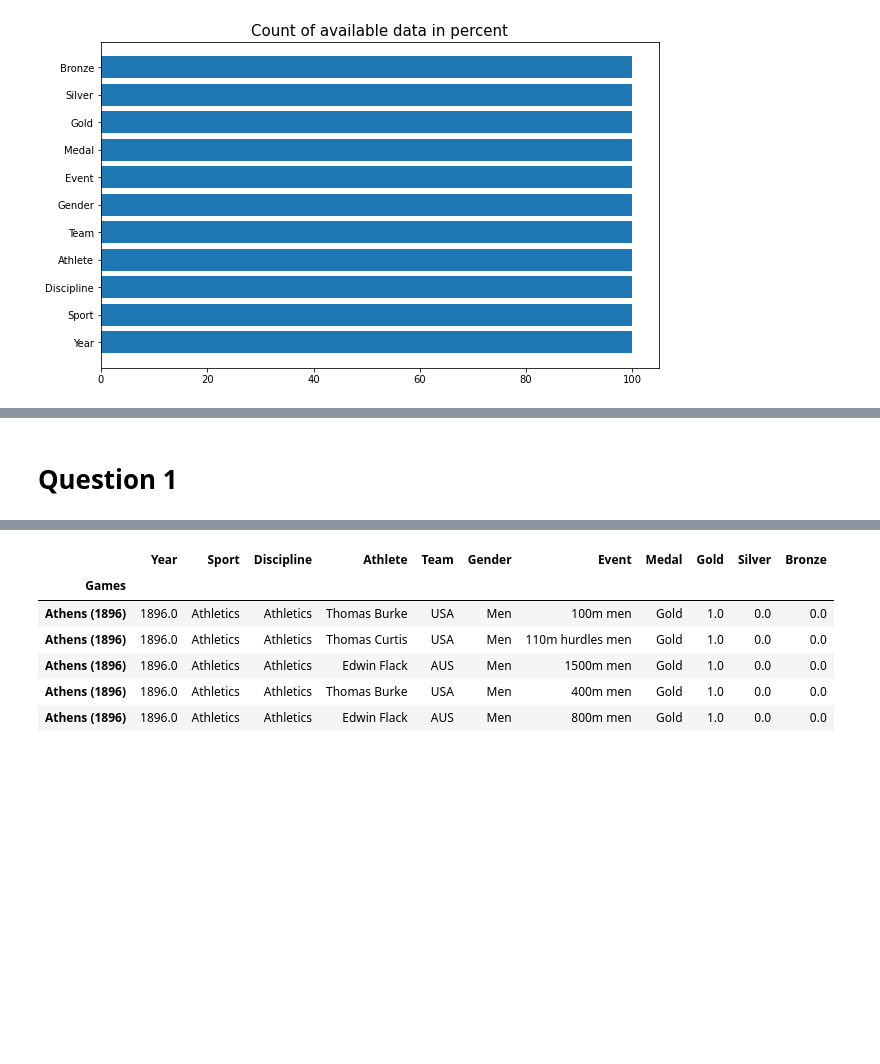
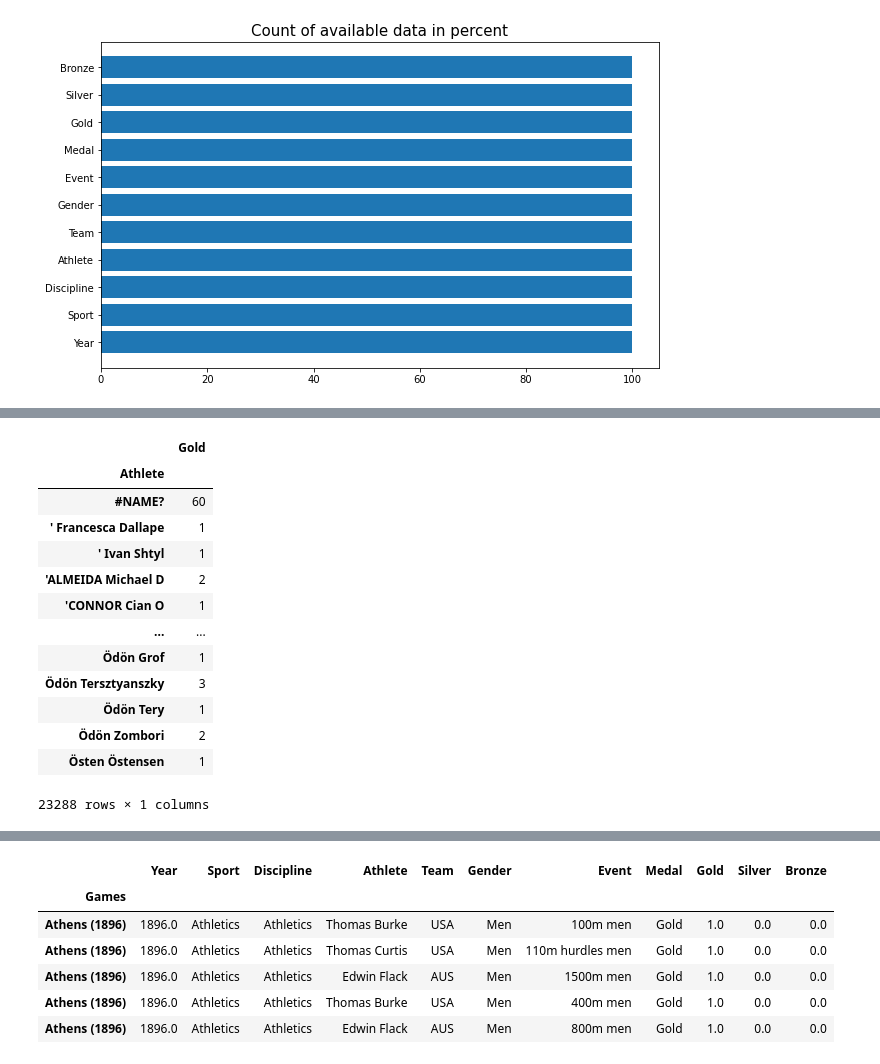
Before and after one commit to bobdewitte/Bynder, a Jupyter notebook: Assessment.ipynb, the cells around one changed output, grey strips where cells are left out. Saved outputs shown, nothing was run; the diff lists cells and outputs as text; code cells hidden in the pictures; blank space fills up the shorter version.

```diff
--- a/Assessment.ipynb
+++ b/Assessment.ipynb
@@ -73,2 +91,17 @@ data.head()
 # %%
-# data.groupby(['Athlete'])[['Gold']].count()
+data.groupby(['Athlete'])[['Gold']].count()
+# %% [output]
+|  | Gold |
+| Athlete |  |
+| #NAME? | 60 |
+| ' Francesca Dallape | 1 |
+| ' Ivan Shtyl | 1 |
+| 'ALMEIDA Michael D | 2 |
+| 'CONNOR Cian O | 1 |
+| ... | ... |
+| Ödön Grof | 1 |
+| Ödön Tersztyanszky | 3 |
+| Ödön Tery | 1 |
+| Ödön Zombori | 2 |
+| Östen Östensen | 1 |
+23288 rows × 1 columns
@@ -77,2 +107,0 @@ data.head()
-# %% [markdown]
-# Question 1
```
Also changed, not shown: parts of 21 cells of this notebook, 1 other file.
